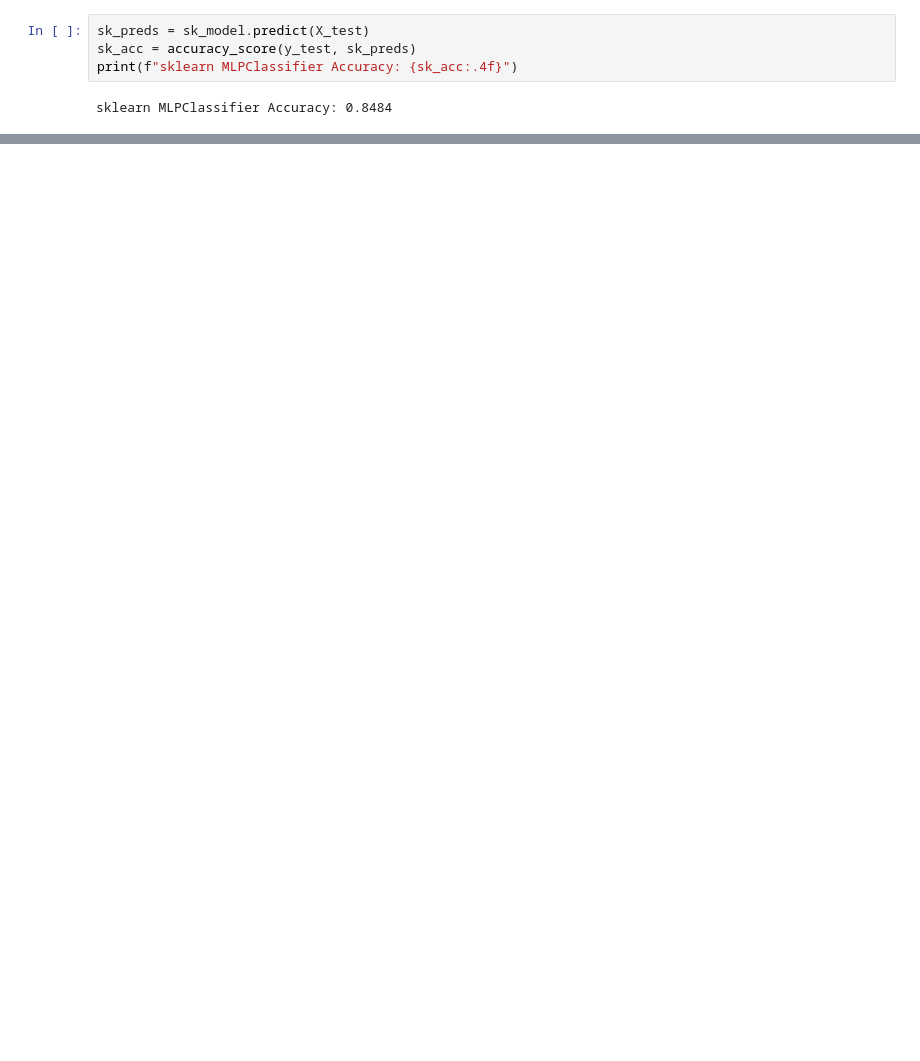
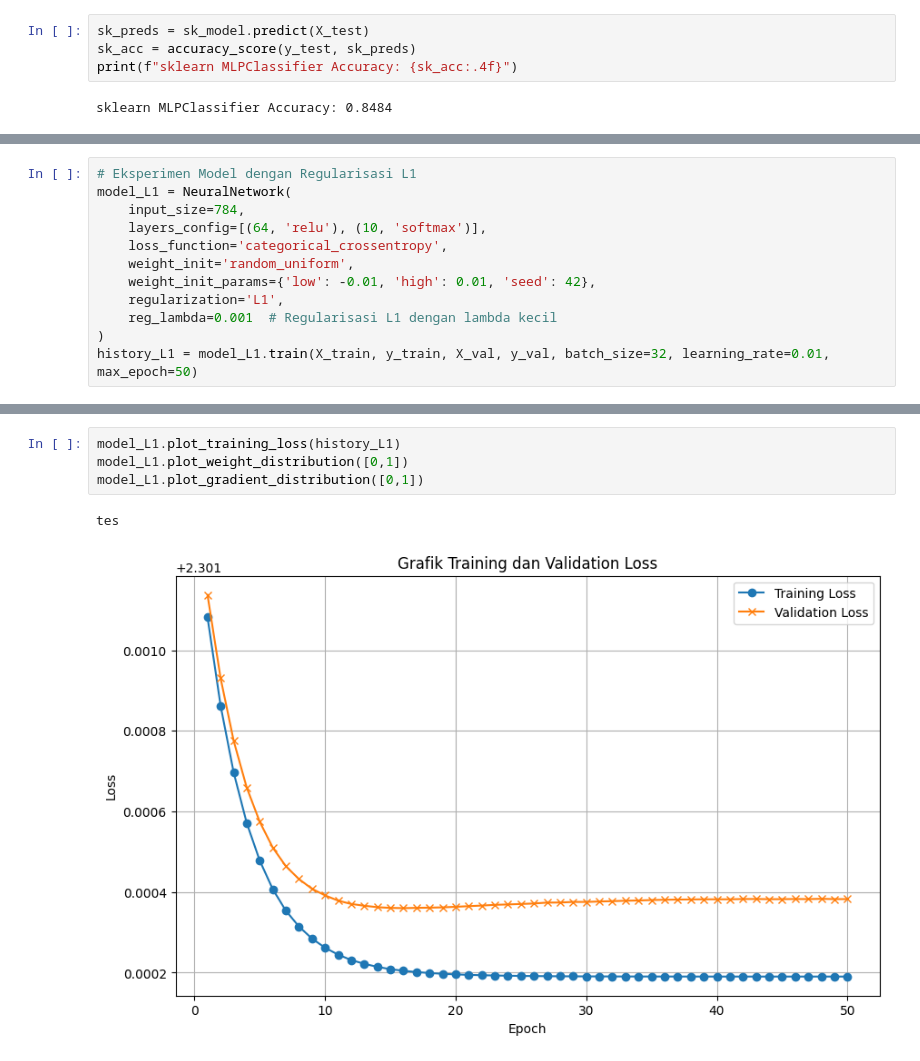
Before and after one commit to DrwnRstnly/48-IF3270-FFNN, a Jupyter notebook: src/test.ipynb, the cells around one changed output, grey strips where cells are left out. Cells and saved outputs as stored; diff of their text form; blank space fills up the shorter version.

```diff
--- a/src/test.ipynb
+++ b/src/test.ipynb
@@ -97,0 +201,12 @@ sklearn MLPClassifier Accuracy: 0.8484
+# %%
+# Eksperimen Model dengan Regularisasi L1
+model_L1 = NeuralNetwork(
+    input_size=784,
+    layers_config=[(64, 'relu'), (10, 'softmax')],
+    loss_function='categorical_crossentropy',
+    weight_init='random_uniform',
+    weight_init_params={'low': -0.01, 'high': 0.01, 'seed': 42},
+    regularization='L1',
+    reg_lambda=0.001  # Regularisasi L1 dengan lambda kecil
+)
+history_L1 = model_L1.train(X_train, y_train, X_val, y_val, batch_size=32, learning_rate=0.01, max_epoch=50)
@@ -97,0 +288,7 @@ sklearn MLPClassifier Accuracy: 0.8484
+# %%
+model_L1.plot_training_loss(history_L1)
+model_L1.plot_weight_distribution([0,1])
+model_L1.plot_gradient_distribution([0,1])
+# %% [output]
+tes
+[figure, added]
```
Also changed, not shown: parts of 28 cells of this notebook, 2 other files.
